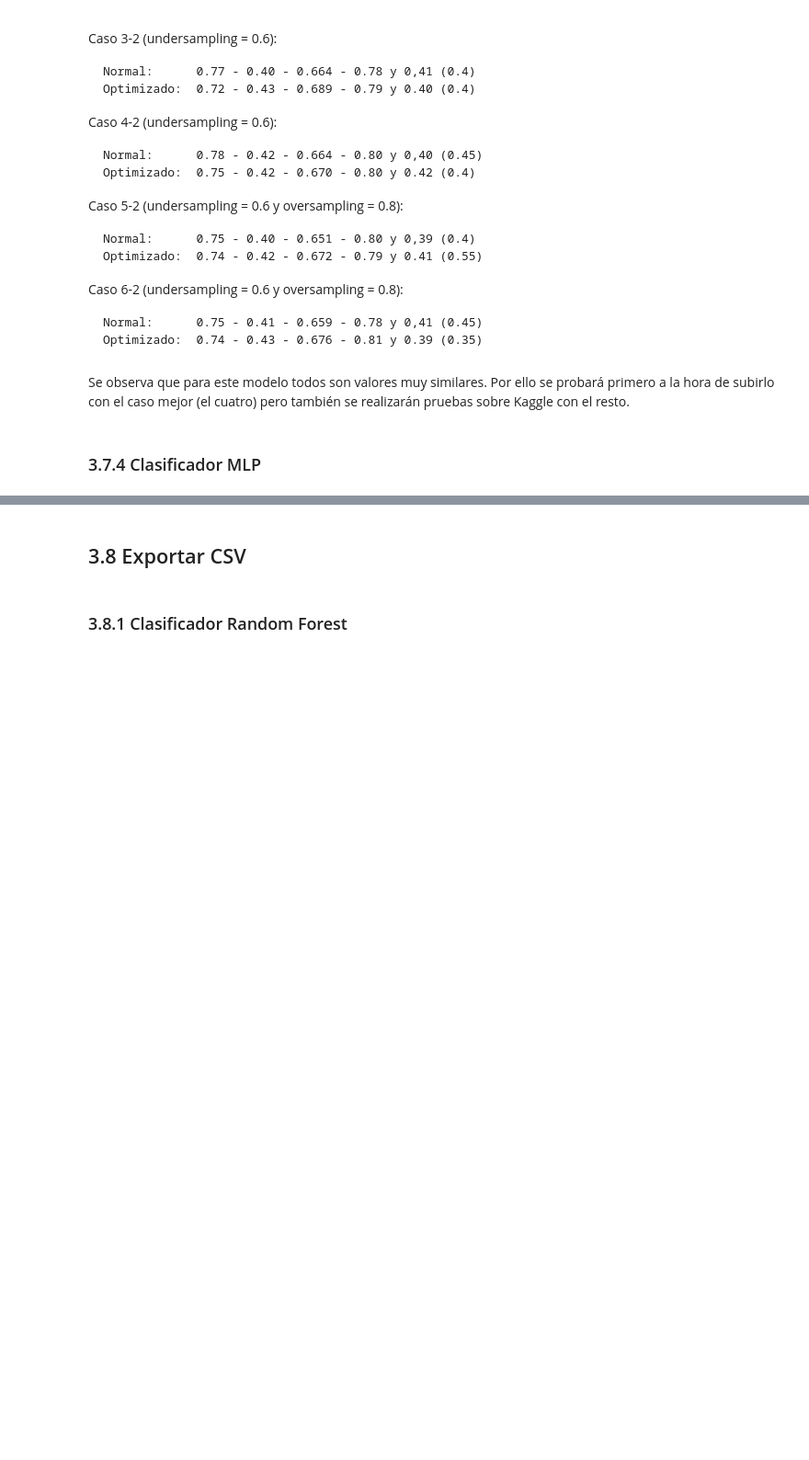
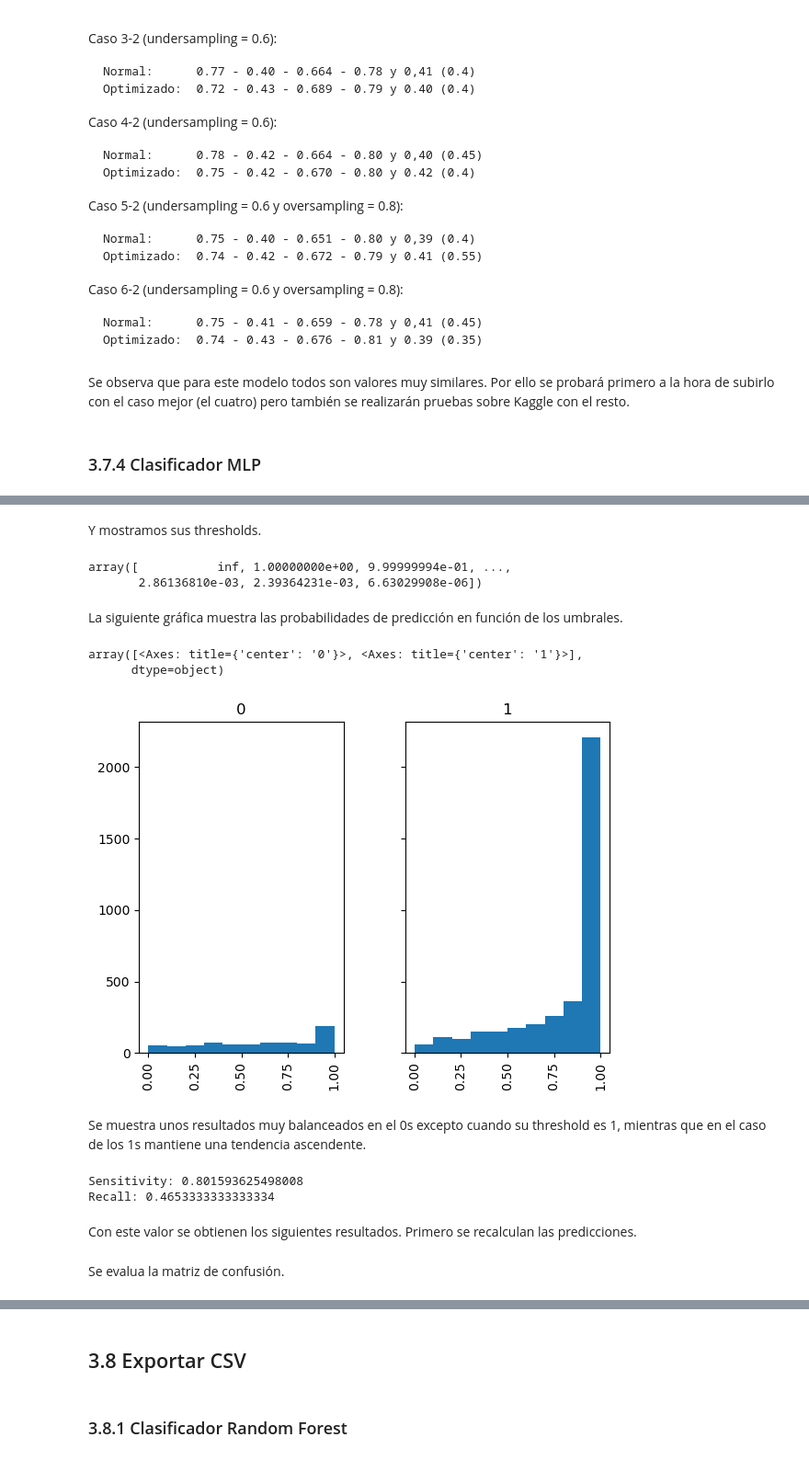
Before and after one commit to Tehedor/Reto1_ML-ABID, a Jupyter notebook: RandomForest_MLP.ipynb, the cells around one changed output, grey strips where cells are left out. Shown at 92% size. Saved outputs shown, nothing was run; the diff lists cells and outputs as text; code cells hidden in the pictures; blank space fills up the shorter version.

```diff
--- a/RandomForest_MLP.ipynb
+++ b/RandomForest_MLP.ipynb
@@ -1355,0 +1404,27 @@ Se observa que para este modelo todos son valores muy similares. Por ello se pro
+# %% [markdown]
+Y mostramos sus thresholds.
+# %%
+thresholds
+# %% [output]
+array([           inf, 1.00000000e+00, 9.99999994e-01, ...,
+       2.86136810e-03, 2.39364231e-03, 6.63029908e-06])
+# %% [markdown]
+La siguiente gráfica muestra las probabilidades de predicción en función de los umbrales.
+# %%
+dprob = pd.DataFrame(data = {'probability':y_pred_prob_Mlp, 'actual':y_test})
+dprob.probability.hist(by=dprob.actual, sharex=True, sharey=True)
+# %% [output]
+array([<Axes: title={'center': '0'}>, <Axes: title={'center': '1'}>],
+      dtype=object)
+[figure, added]
+# %% [markdown]
+Se muestra unos resultados muy balanceados en el 0s excepto cuando su threshold es 1, mientras que en el caso de los 1s mantiene una tendencia ascendente.
+# %%
+best_thres_Mlp = 0.6
+
+evaluate_threshold(best_thres_Mlp)
+# %% [output]
+Sensitivity: 0.801593625498008
+Recall: 0.4653333333333334
+# %% [markdown]
+Con este valor se obtienen los siguientes resultados. Primero se recalculan las predicciones.
@@ -1355,0 +1434,2 @@ Se observa que para este modelo todos son valores muy similares. Por ello se pro
+# %% [markdown]
+Se evalua la matriz de confusión.
```
Also changed, not shown: parts of 123 cells of this notebook.
